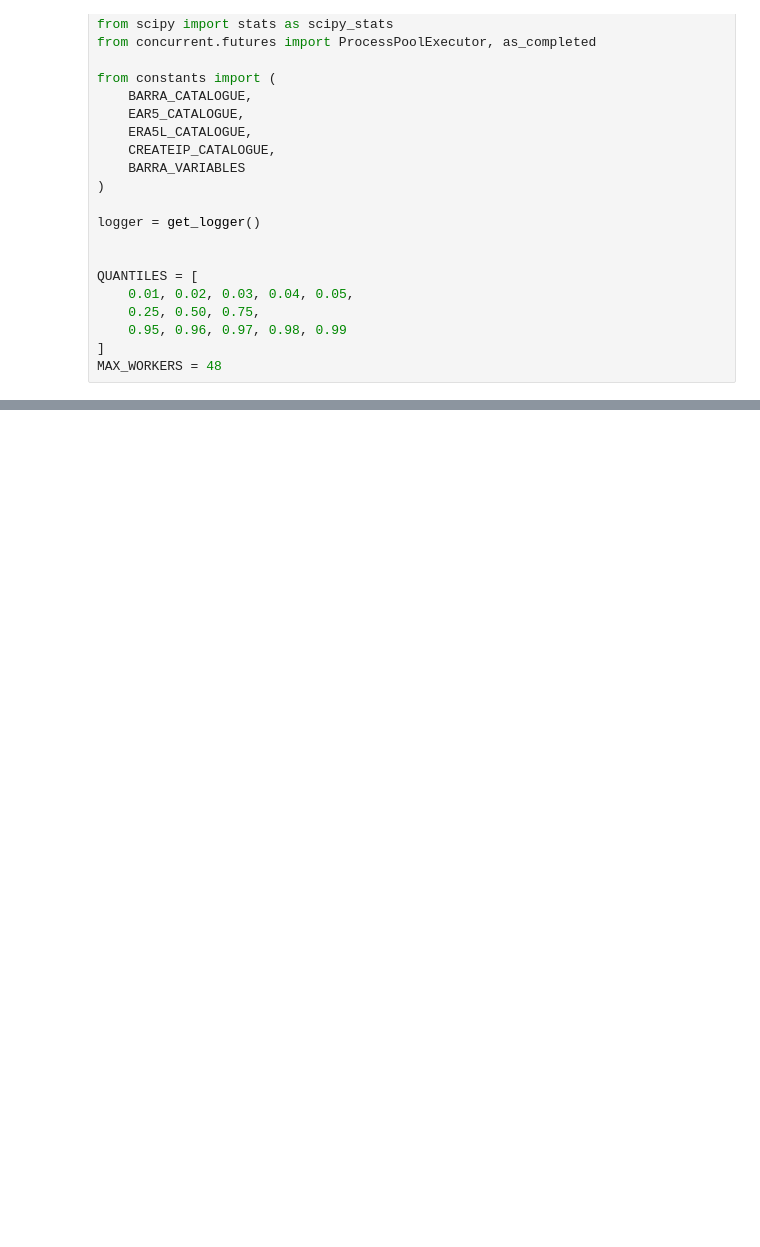
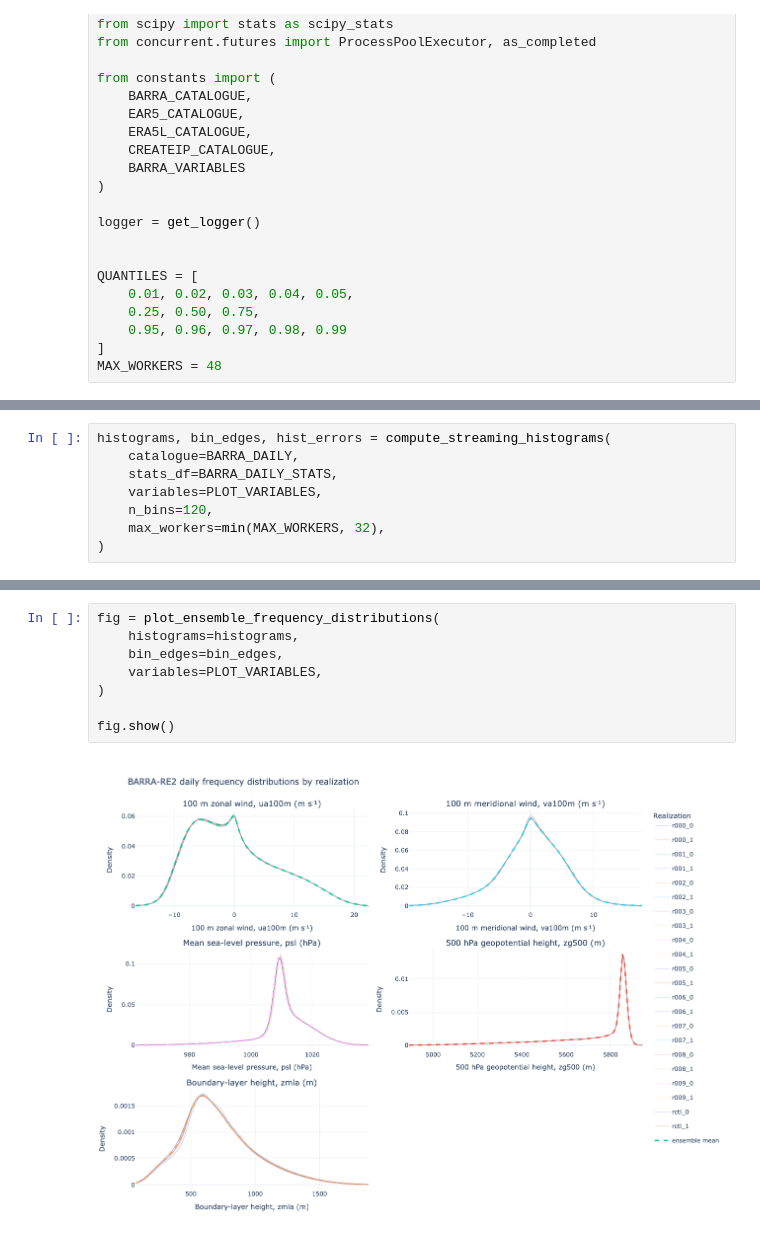
Before and after one commit to 21centuryweather/GC26-wind-droughts-data-choice, a Jupyter notebook: ha2606/temp.ipynb, the cells around one changed output, grey strips where cells are left out. Drawn from its saved outputs; the diff is of its cells as text; blank space fills up the shorter version.

Commit message:
frequency distribution plots

```diff
--- a/ha2606/temp.ipynb
+++ b/ha2606/temp.ipynb
@@ -438,0 +771,8 @@ BARRA_DAILY_STATS = extract_stats_concurrent(
+# %%
+histograms, bin_edges, hist_errors = compute_streaming_histograms(
+    catalogue=BARRA_DAILY,
+    stats_df=BARRA_DAILY_STATS,
+    variables=PLOT_VARIABLES,
+    n_bins=120,
+    max_workers=min(MAX_WORKERS, 32),
+)
@@ -438,0 +884,10 @@ BARRA_DAILY_STATS = extract_stats_concurrent(
+# %%
+fig = plot_ensemble_frequency_distributions(
+    histograms=histograms,
+    bin_edges=bin_edges,
+    variables=PLOT_VARIABLES,
+)
+
+fig.show()
+# %% [output]
+[figure, added]
```
Also changed, not shown: parts of 11 cells of this notebook, 1 other file.
